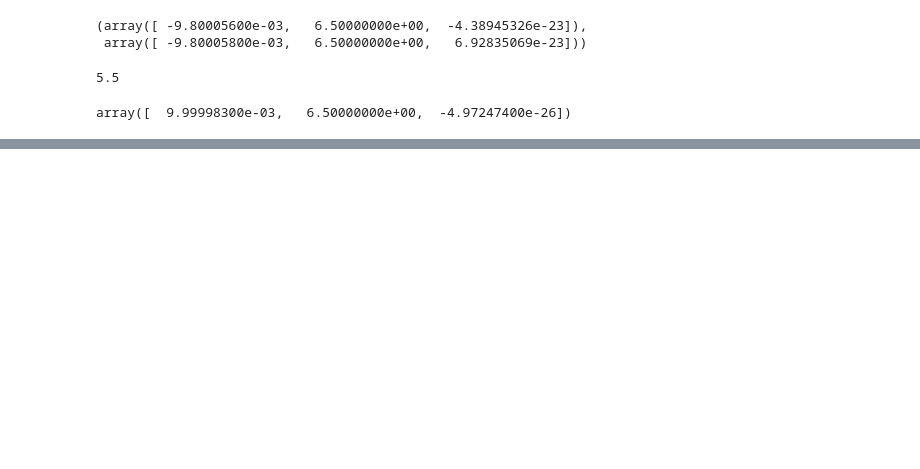
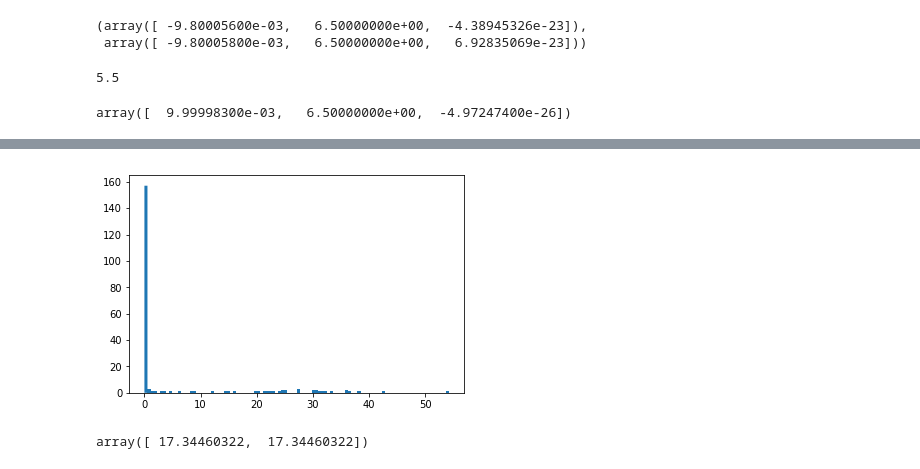
Before and after one commit to transientlunatic/heron, a Jupyter notebook: notebooks/Inverted Gravitational Heron.ipynb, the cells around one changed output, grey strips where cells are left out. Drawn from its saved outputs; the diff is of its cells as text; code cells hidden in the pictures; blank space fills up the shorter version.

```diff
--- a/notebooks/Inverted Gravitational Heron.ipynb
+++ b/notebooks/Inverted Gravitational Heron.ipynb
@@ -205,0 +152,8 @@ array([[ -3.66082381e-22]])
+# %%
+plt.hist( error[:,0,0]*100, bins=100, log=False);
+# %% [output]
+[figure, added]
+# %%
+np.sqrt(np.diag(gp.prediction(test.T)[1]))
+# %% [output]
+array([ 17.34460322,  17.34460322])
```
Also changed, not shown: parts of 42 cells of this notebook, 2 other files.
